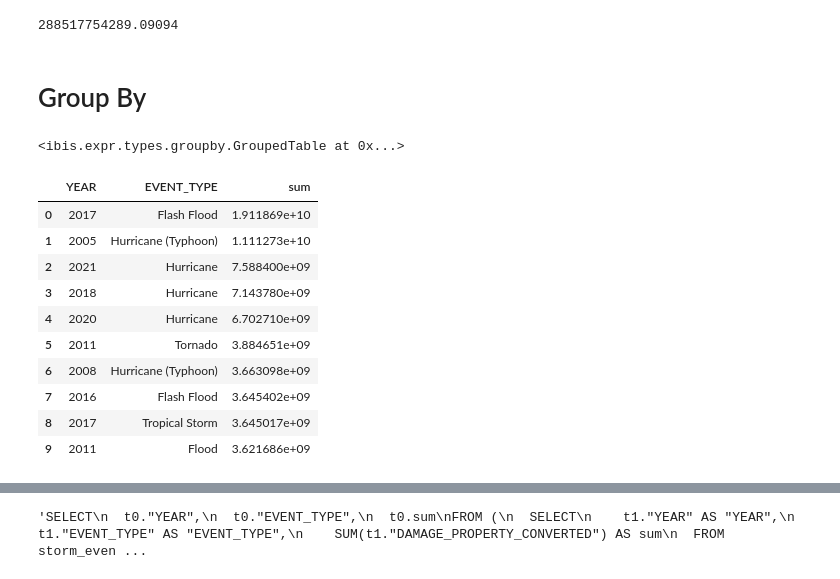
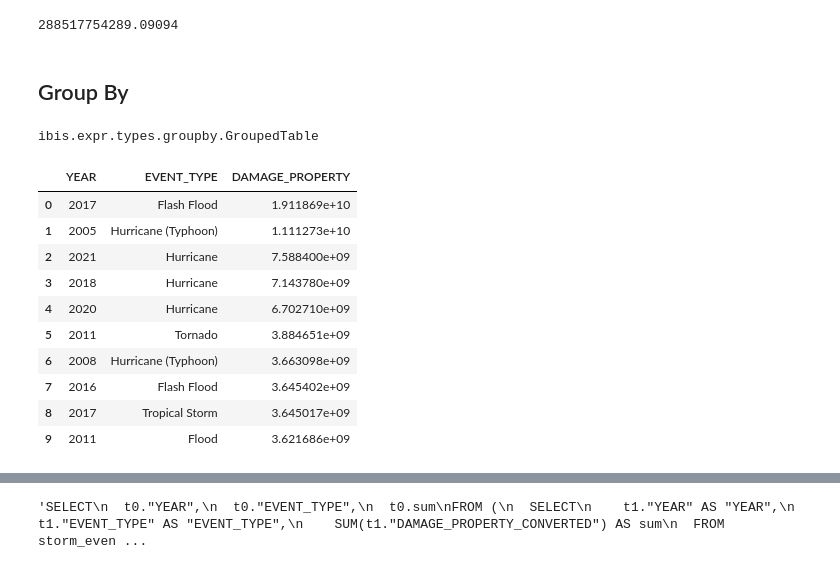
Before and after one commit to mebauer/ibis-basics, a Jupyter notebook: ibis-basics.ipynb, the cells around one changed output, grey strips where cells are left out. Drawn from its saved outputs; the diff is of its cells as text; code cells hidden in the pictures.

```diff
--- a/ibis-basics.ipynb
+++ b/ibis-basics.ipynb
@@ -39,6 +25,6 @@ con.sql("SELECT COUNT(*) AS count_rows FROM storm_events").show()
 # %%
 # reconnect to the persisted database called storm-events
-con = ibis.duckdb.connect("storm-events.db")
+con = ibis.duckdb.connect("data/storm-events.db")
 
 type(con)
 # %% [output]
@@ -350,20 +381,20 @@ storm_events.DAMAGE_PROPERTY_CONVERTED.sum()
 # %% [output]
 288517754289.09094
 # %% [markdown]
-# Group By
+## Group By
 # %%
-storm_events.group_by("EVENT_TYPE")
+type(storm_events.group_by("EVENT_TYPE"))
 # %% [output]
-<ibis.expr.types.groupby.GroupedTable at 0x...>
+ibis.expr.types.groupby.GroupedTable
 # %%
 (storm_events
  .group_by(["YEAR", "EVENT_TYPE"])
- .aggregate(storm_events.DAMAGE_PROPERTY_CONVERTED.sum())
- .sort_by(ibis.desc("sum"))
+ .aggregate(storm_events.DAMAGE_PROPERTY_CONVERTED.sum().name("DAMAGE_PROPERTY"))
+ .sort_by(ibis.desc("DAMAGE_PROPERTY"))
  .limit(10)
 )
 # %% [output]
-|  | YEAR | EVENT_TYPE | sum |
+|  | YEAR | EVENT_TYPE | DAMAGE_PROPERTY |
 | 0 | 2017 | Flash Flood | 1.911869e+10 |
 | 1 | 2005 | Hurricane (Typhoon) | 1.111273e+10 |
 | 2 | 2021 | Hurricane | 7.588400e+09 |
```
Also changed, not shown: parts of 49 cells of this notebook, 1 other file.
